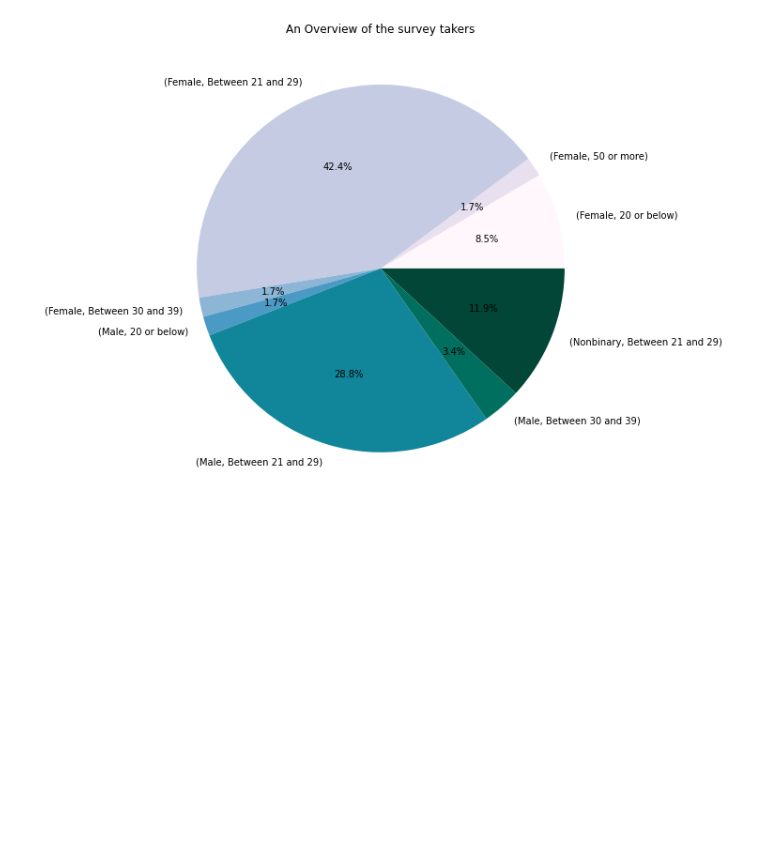
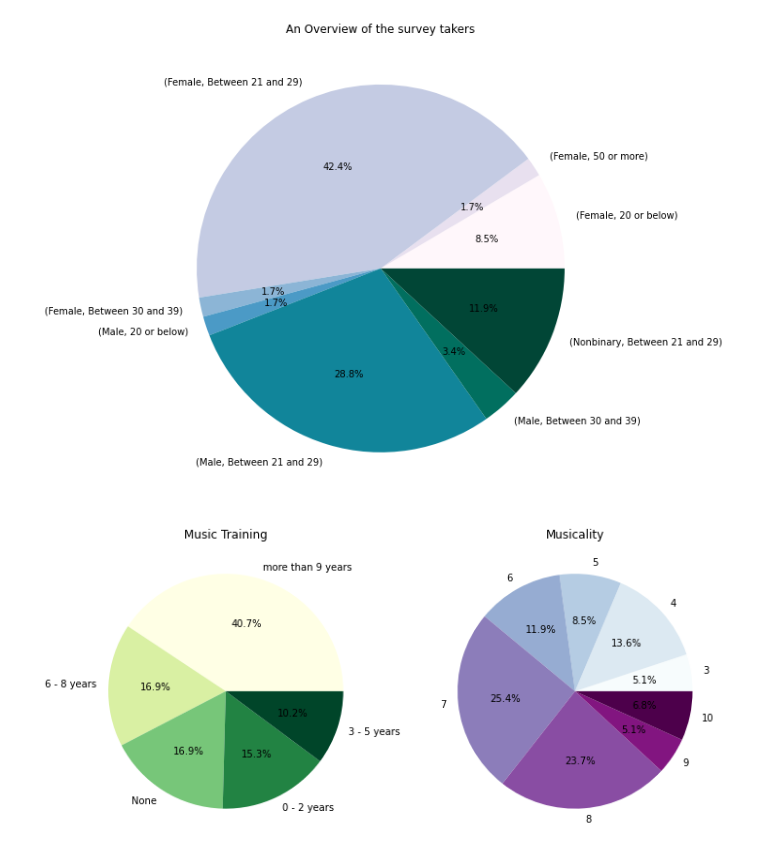
Before and after one commit to lennartnicolas/mpc-presentation, a Jupyter notebook: MPC Study Presentation.ipynb, the cells around one changed output. Saved outputs shown, nothing was run; the diff lists cells and outputs as text; code cells hidden in the pictures; blank space fills up the shorter version.

Commit message:
Demographic Plots added

```diff
--- a/MPC Study Presentation.ipynb
+++ b/MPC Study Presentation.ipynb
@@ -45,3 +66,25 @@ df.groupby(['Gender', 'Age']).size().plot(kind='pie',
 plt.tight_layout()
 # %% [output]
 [figure]
+# %%
+fig, ax = plt.subplots(1,2,figsize=(10,6))
+
+df.MusicTraining.value_counts().plot(
+                                     kind='pie',
+                                     autopct='%1.1f%%',
+                                     colormap='YlGn',
+                                     ylabel=' ',
+                                     ax=ax[0],
+                                     title='Music Training')
+
+df.MusicalityRating.value_counts().sort_index().plot(
+                                     kind='pie',
+                                     ylabel=' ',
+                                     colormap='BuPu',
+                                     ax=ax[1],
+                                     autopct='%1.1f%%',
+                                     title='Musicality')
+
+plt.tight_layout()
+# %% [output]
+[figure, added]
```
Also changed, not shown: parts of 5 cells of this notebook, 1 other file.
